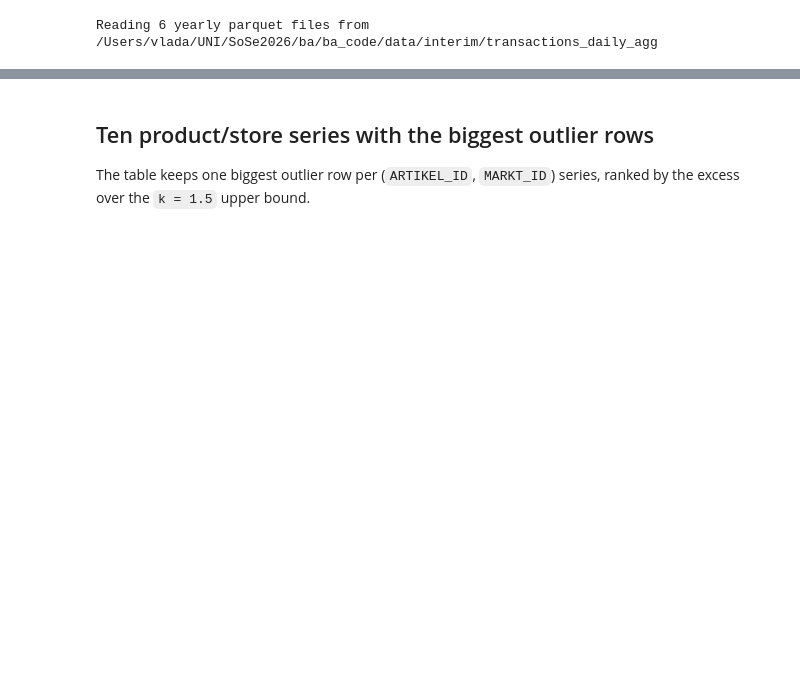
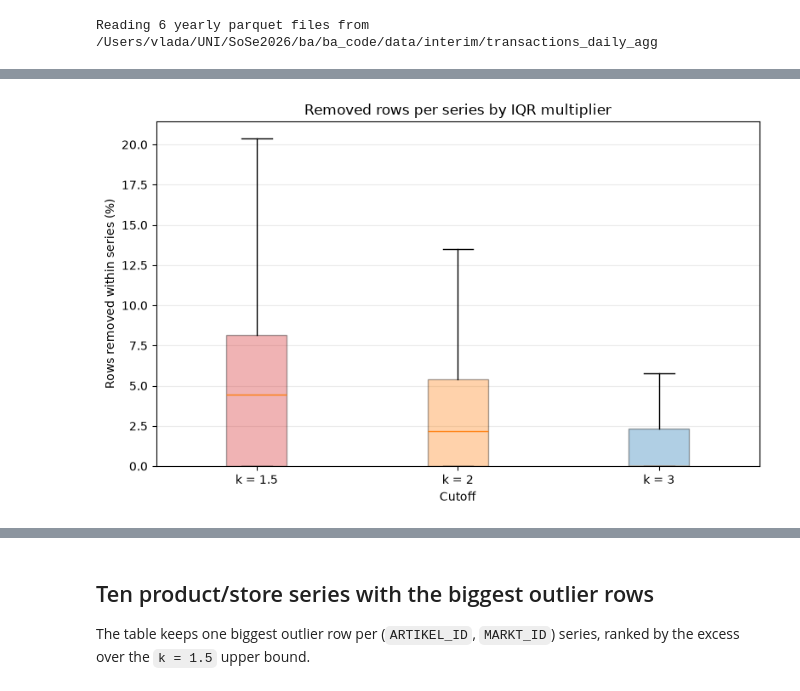
Before and after one commit to vlkkvl/transaktionen_bedientheke, a Jupyter notebook: notebooks/00_data_cleaning/00_02_outliers_choosing_k.ipynb, the cells around one changed output, grey strips where cells are left out. Drawn from its saved outputs; the diff is of its cells as text; code cells hidden in the pictures; blank space fills up the shorter version.

```diff
--- a/notebooks/00_data_cleaning/00_02_outliers_choosing_k.ipynb
+++ b/notebooks/00_data_cleaning/00_02_outliers_choosing_k.ipynb
@@ -127,0 +142,48 @@ summary
+# %%
+per_series_removed = con.execute(
+    f"""
+    SELECT
+        s.ARTIKEL_ID,
+        s.MARKT_ID,
+        COUNT(*) AS rows_total,
+        SUM(CASE WHEN s.{DEMAND_COL} > b.upper_k15 THEN 1 ELSE 0 END) AS rows_removed_k15,
+        SUM(CASE WHEN s.{DEMAND_COL} > b.upper_k2 THEN 1 ELSE 0 END) AS rows_removed_k2,
+        SUM(CASE WHEN s.{DEMAND_COL} > b.upper_k3 THEN 1 ELSE 0 END) AS rows_removed_k3,
+        100.0 * SUM(CASE WHEN s.{DEMAND_COL} > b.upper_k15 THEN 1 ELSE 0 END) / COUNT(*) AS pct_removed_k15,
+        100.0 * SUM(CASE WHEN s.{DEMAND_COL} > b.upper_k2 THEN 1 ELSE 0 END) / COUNT(*) AS pct_removed_k2,
+        100.0 * SUM(CASE WHEN s.{DEMAND_COL} > b.upper_k3 THEN 1 ELSE 0 END) / COUNT(*) AS pct_removed_k3
+    FROM source s
+    JOIN bounds b USING (ARTIKEL_ID, MARKT_ID)
+    GROUP BY s.ARTIKEL_ID, s.MARKT_ID
+    """
+).df()
+
+k_pct_cols = {
+    "k = 1.5": "pct_removed_k15",
+    "k = 2": "pct_removed_k2",
+    "k = 3": "pct_removed_k3",
+}
+
+boxplot_data = [per_series_removed[col] for col in k_pct_cols.values()]
+
+fig, ax = plt.subplots(figsize=(8, 5))
+box = ax.boxplot(
+    boxplot_data,
+    tick_labels=list(k_pct_cols.keys()),
+    showfliers=False,
+    patch_artist=True,
+)
+for patch, color in zip(box["boxes"], ["tab:red", "tab:orange", "tab:blue"]):
+    patch.set_facecolor(color)
+    patch.set_alpha(0.35)
+
+ax.set_title("Removed rows per series by IQR multiplier")
+ax.set_xlabel("Cutoff")
+ax.set_ylabel("Rows removed within series (%)")
+ax.set_ylim(bottom=0)
+ax.grid(True, axis="y", alpha=0.25)
+
+plt.tight_layout()
+plt.show()
+# %% [output]
+[figure, added]
```
Also changed, not shown: parts of 11 cells of this notebook, 1 other file.
